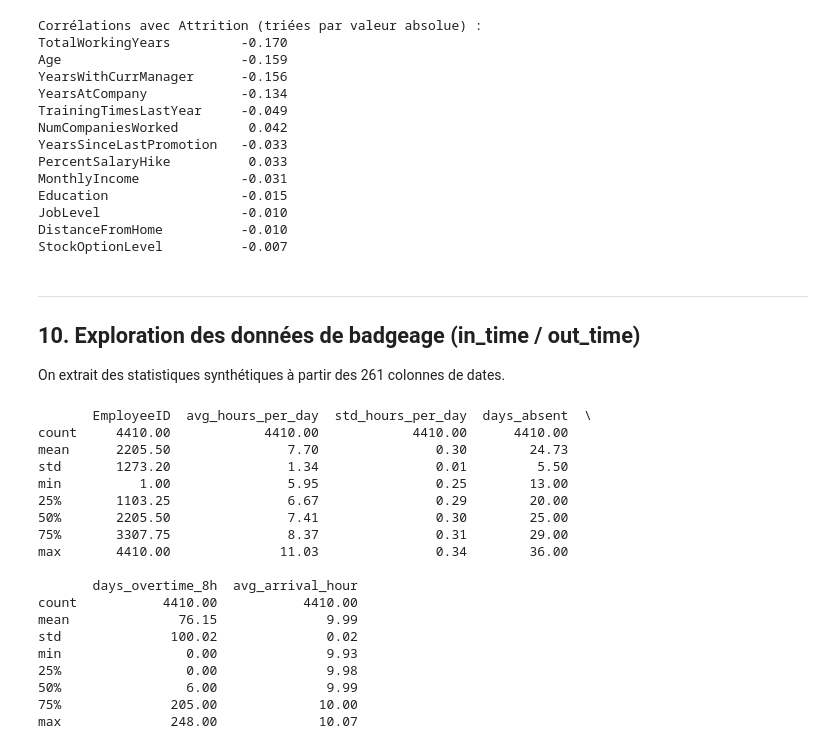
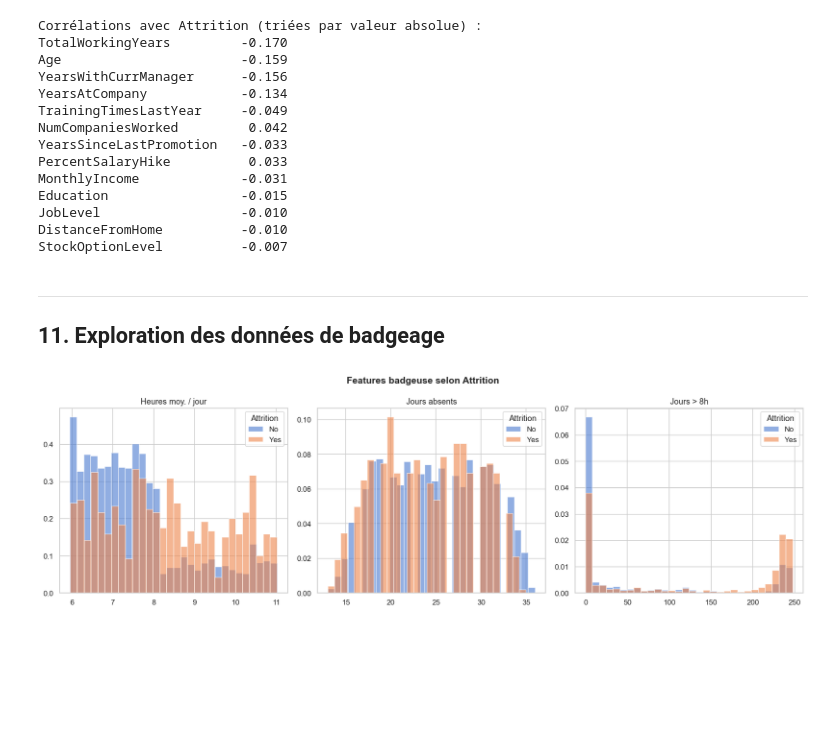
Before and after one commit to Nej-ma/A4-IA-HumanForYou, a Jupyter notebook: notebooks/01_exploration.ipynb, the cells around one changed output. Cells and saved outputs as stored; diff of their text form; code cells hidden in the pictures; blank space fills up the shorter version.

```diff
--- a/notebooks/01_exploration.ipynb
+++ b/notebooks/01_exploration.ipynb
@@ -315,51 +354,39 @@ Education                 -0.015
 JobLevel                  -0.010
 DistanceFromHome          -0.010
 StockOptionLevel          -0.007
-# %% [markdown]
----
-## 10. Exploration des données de badgeage (in_time / out_time)
-
-On extrait des statistiques synthétiques à partir des 261 colonnes de dates.
+# %% [markdown]
+---
+## 11. Exploration des données de badgeage
 # %%
-# Convertir toutes les colonnes en datetime
 in_dt  = in_time.apply(pd.to_datetime, errors='coerce')
 out_dt = out_time.apply(pd.to_datetime, errors='coerce')
 
-# Durée de travail par jour en heures
 work_hours = (out_dt - in_dt).apply(lambda s: s.dt.total_seconds() / 3600)
 
-# Features synthétiques par employé
-badge_features = pd.DataFrame(index=in_time.index)
-badge_features['avg_hours_per_day']   = work_hours.mean(axis=1)
-badge_features['std_hours_per_day']   = work_hours.std(axis=1)         # variabilité horaires
-badge_features['days_absent']         = work_hours.isna().sum(axis=1)  # jours sans badge
-badge_features['days_overtime_8h']    = (work_hours > 8).sum(axis=1)   # jours > 8h
-badge_features['avg_arrival_hour']    = in_dt.apply(
-    lambda col: col.dt.hour + col.dt.minute / 60, axis=0).mean(axis=1)
+badge_features = pd.DataFrame()
+badge_features['EmployeeID']       = general['EmployeeID'].values
+badge_features['avg_hours_per_day'] = work_hours.mean(axis=1).values
+badge_features['std_hours_per_day'] = work_hours.std(axis=1).values
+badge_features['days_absent']       = work_hours.isna().sum(axis=1).values
+badge_features['days_over_8h']      = (work_hours > 8).sum(axis=1).values
+badge_features['avg_arrival_hour']  = in_dt.apply(
+    lambda col: col.dt.hour + col.dt.minute / 60).mean(axis=1).values
 
-badge_features.index.name = 'EmployeeID'
-badge_features = badge_features.reset_index()
-# L'index correspond aux lignes (1-based EmployeeID selon la première colonne du CSV)
-badge_features['EmployeeID'] = general['EmployeeID'].values
+badge_merged = badge_features.merge(general[['EmployeeID', 'Attrition']], on='EmployeeID')
 
-print(badge_features.describe().round(2))
+fig, axes = plt.subplots(1, 3, figsize=(16, 5))
+feat_badge   = ['avg_hours_per_day', 'days_absent', 'days_over_8h']
+labels_badge = ['Heures moy. / jour', 'Jours absents', 'Jours > 8h']
+
+for i, (col, label) in enumerate(zip(feat_badge, labels_badge)):
+    for attrition, grp in badge_merged.groupby('Attrition'):
+        axes[i].hist(grp[col].dropna(), bins=30, alpha=0.6, label=attrition, density=True)
+    axes[i].set_title(label)
+    axes[i].legend(title='Attrition')
+
+plt.suptitle('Features badgeuse selon Attrition', fontsize=14, fontweight='bold')
+plt.tight_layout()
+plt.savefig('../outputs/badge_features_attrition.png', bbox_inches='tight')
+plt.show()
 # %% [output]
-       EmployeeID  avg_hours_per_day  std_hours_per_day  days_absent  \
-count     4410.00            4410.00            4410.00      4410.00
-mean      2205.50               7.70               0.30        24.73
-std       1273.20               1.34               0.01         5.50
-min          1.00               5.95               0.25        13.00
-25%       1103.25               6.67               0.29        20.00
-50%       2205.50               7.41               0.30        25.00
-75%       3307.75               8.37               0.31        29.00
-max       4410.00              11.03               0.34        36.00
-
-       days_overtime_8h  avg_arrival_hour
-count           4410.00           4410.00
-mean              76.15              9.99
-std              100.02              0.02
-min                0.00              9.93
-25%                0.00              9.98
-50%                6.00              9.99
-75%              205.00             10.00
-max              248.00             10.07
+[figure, added]
```
Also changed, not shown: parts of 21 cells of this notebook, 5 other files.
